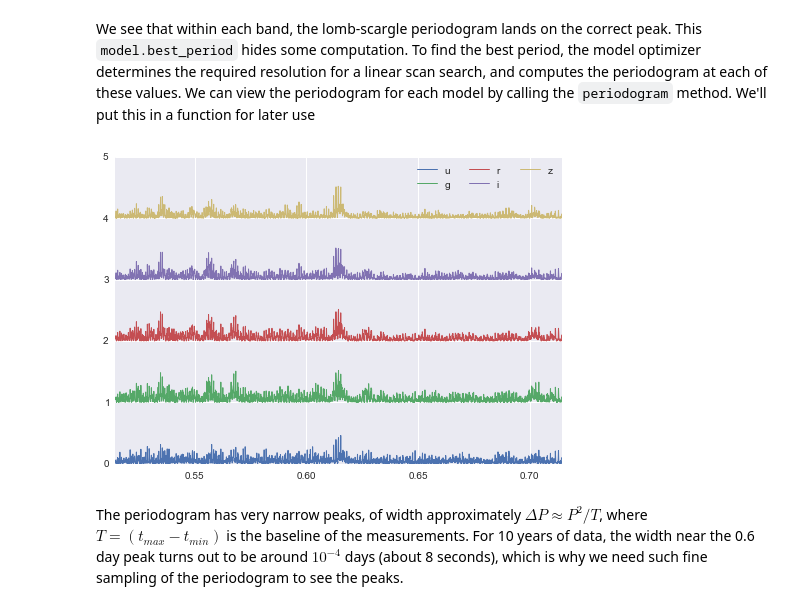
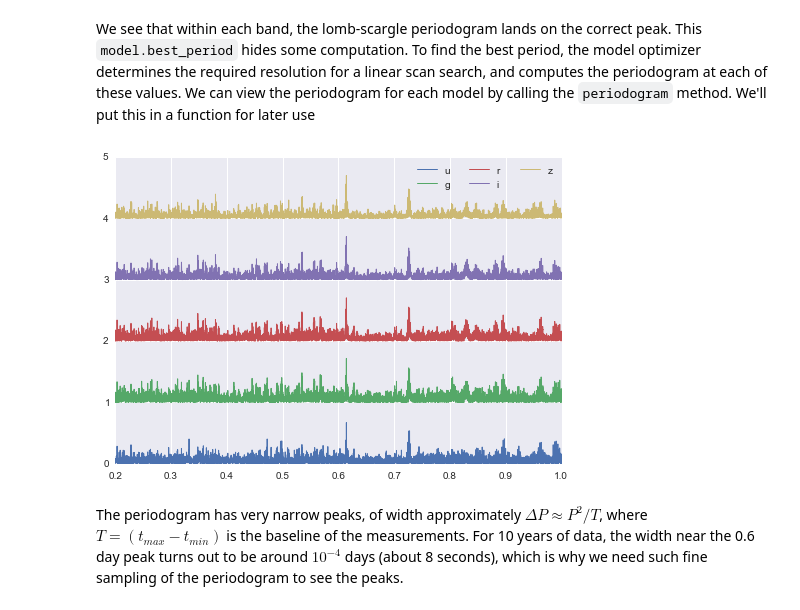
Before and after one commit to astroML/gatspy, a Jupyter notebook: examples/SingleBand.ipynb, the cells around one changed output. Saved outputs shown, nothing was run; the diff lists cells and outputs as text; code cells hidden in the pictures.

```diff
--- a/examples/SingleBand.ipynb
+++ b/examples/SingleBand.ipynb
@@ -66,15 +66,16 @@ Now the characteristic shape of the RR Lyrae light curve can be seen!
 We can now use the Lomb-Scargle periodogram to attempt to fit the period.
 We'll use the classic (single-band) version, and examine the best period for each band individually. Because of the large (~10 year) baseline, the fit takes a few seconds per band:
 # %%
-from gatspy.periodic import LombScargle, LombScargleAstroML
-# LombScargleAstroML is slightly faster than LombScargle for the simplest case
+from gatspy.periodic import LombScargle, LombScargleFast
+# LombScargleFast is slightly faster than LombScargle for the simplest case
 # Both have the same interface.
+
+model = LombScargleFast()
+model.optimizer.set(quiet=True, period_range=(0.2, 1.2))
 
 print("Sesar 2010:", period)
 for filt in 'ugriz':
     mask = (filts == filt)
-    model = LombScargleAstroML()
-    model.optimizer.verbose = 0
     model.fit(t[mask], y[mask], dy[mask])
     print(filt + ':         ', model.best_period)
 # %% [output]
@@ -92,23 +93,23 @@ We'll put this in a function for later use
 # %%
 def plot_periodogram(model, lcid):
     plt.figure()
     rrlyrae = fetch_rrlyrae()
     t, y, dy, filts = rrlyrae.get_lightcurve(lcid)
     period = rrlyrae.get_metadata(lcid)['P']
 
-    periods = np.linspace(period - 0.1, period + 0.1, 2000)
+    periods = np.linspace(0.2, 1.0, 5000)
     for i, filt in enumerate('ugriz'):
         mask = (filts == filt)
         model.fit(t[mask], y[mask], dy[mask])
         power = model.periodogram(periods)
         plt.plot(periods, i + power, lw=1, label=filt)
     plt.xlim(periods[0], periods[-1])
     plt.ylim(0, 5)
     plt.legend(ncol=3)
 
 plot_periodogram(LombScargle(), lcid)
 # %% [output]
-[figure, old version]
+[figure, new version]
 # %% [markdown]
 The periodogram has very narrow peaks, of width approximately $\Delta P \approx P^2 / T$, where $T = (t_{max} - t_{min})$ is the baseline of the measurements. For 10 years of data, the width near the 0.6 day peak turns out to be around $10^{-4}$ days (about 8 seconds), which is why we need such fine sampling of the periodogram to see the peaks.
 # %% [markdown]
```
Also changed, not shown: parts of 4 cells of this notebook, 3 other files.
